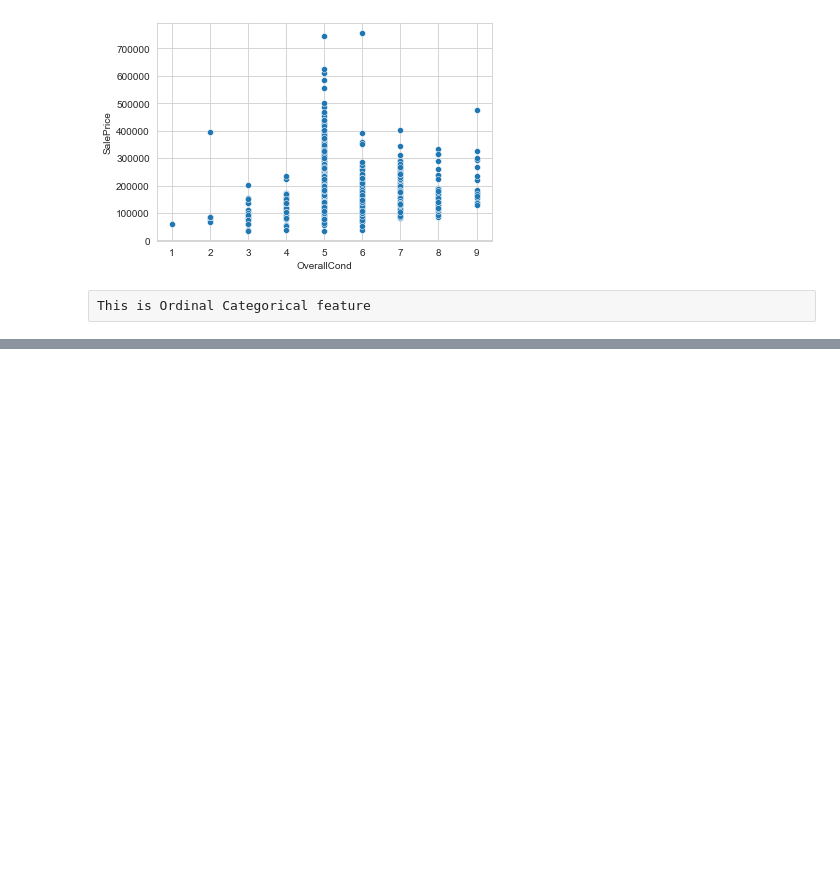
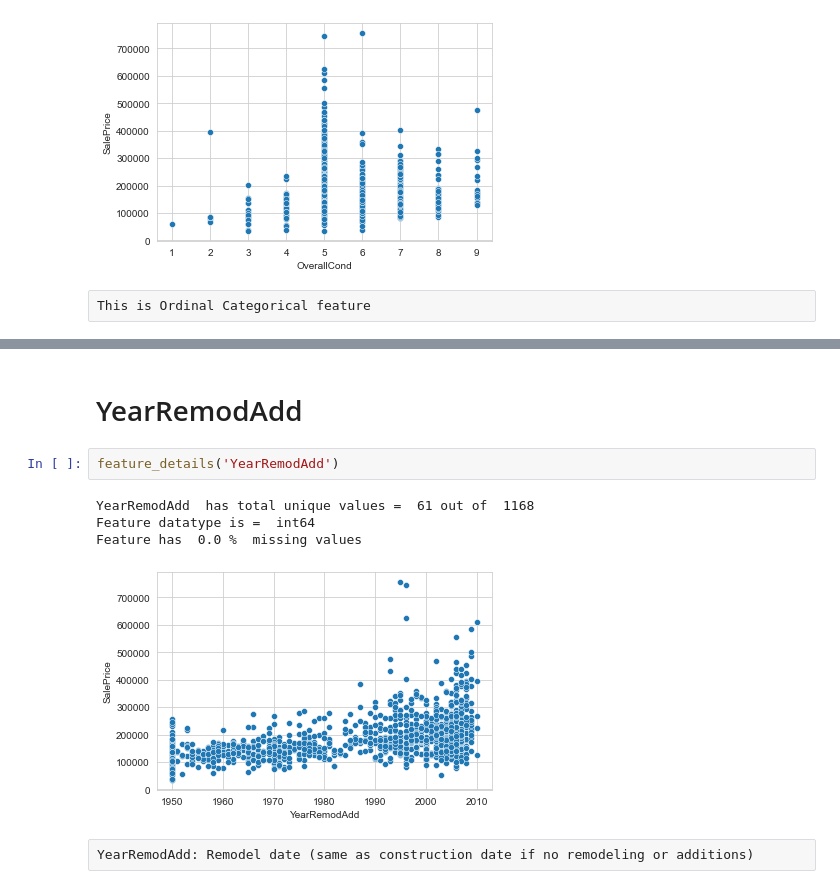
Before and after one commit to mohittomar2008/HOUSING-PRICE-PREDICTION, a Jupyter notebook: HOUSING-PRICE-PREDICTION.ipynb, the cells around one changed output, grey strips where cells are left out. Drawn from its saved outputs; the diff is of its cells as text; blank space fills up the shorter version.

```diff
--- a/HOUSING-PRICE-PREDICTION.ipynb
+++ b/HOUSING-PRICE-PREDICTION.ipynb
@@ -751,0 +794,11 @@ This is Ordinal Categorical feature
+# %% [markdown]
+# YearRemodAdd
+# %%
+feature_details('YearRemodAdd')
+# %% [output]
+YearRemodAdd  has total unique values =  61 out of  1168
+Feature datatype is =  int64
+Feature has  0.0 %  missing values
+[figure, added]
+# %% [raw]
+YearRemodAdd: Remodel date (same as construction date if no remodeling or additions)
```
Also changed, not shown: parts of 184 cells of this notebook.
